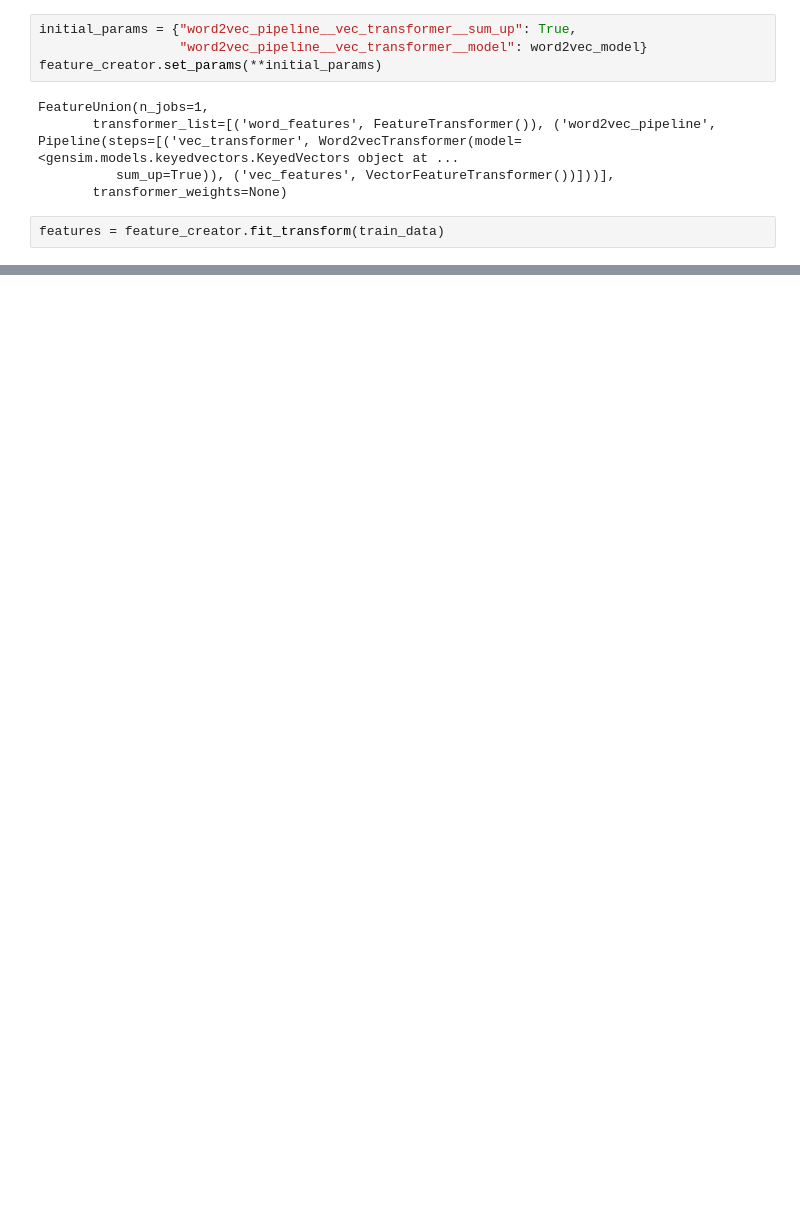
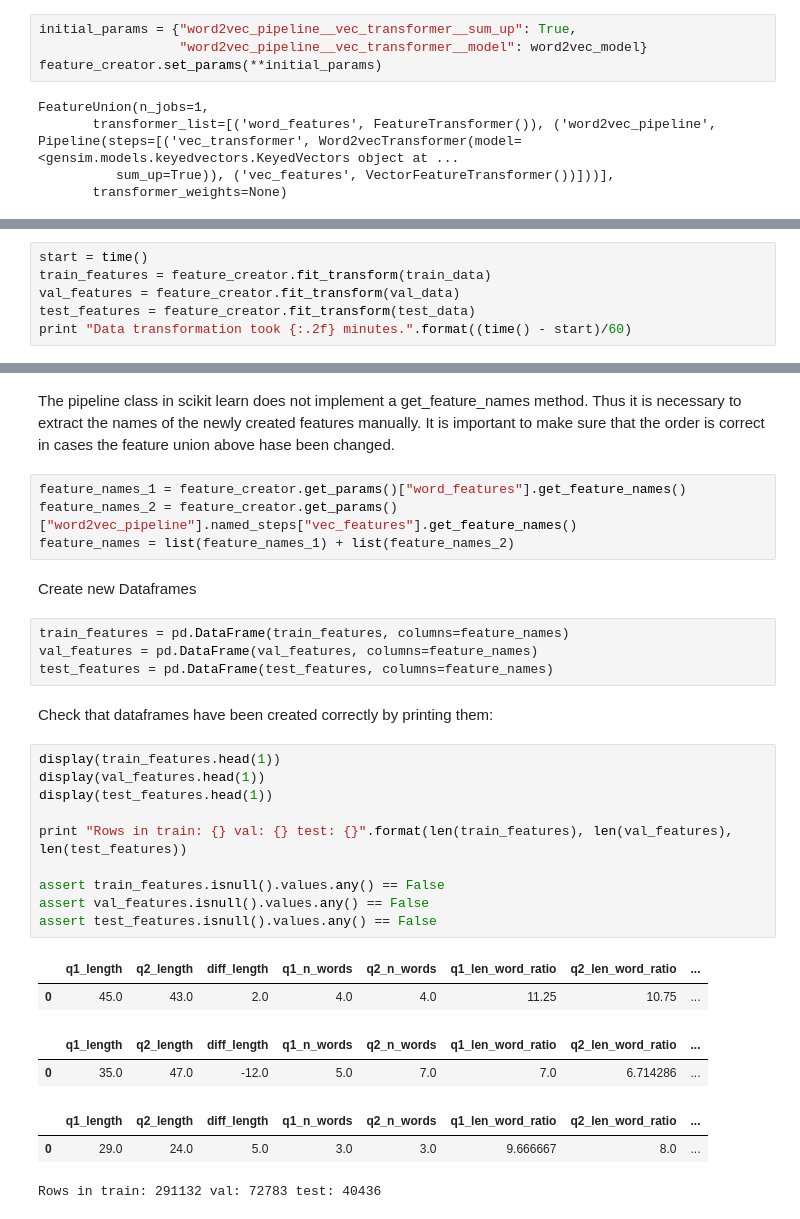
Before and after one commit to schorlem/capstone_project, a Jupyter notebook: notebooks/feature_engineering-01-als.ipynb, the cells around one changed output, grey strips where cells are left out. Cells and saved outputs as stored; diff of their text form; blank space fills up the shorter version.

```diff
--- a/notebooks/feature_engineering-01-als.ipynb
+++ b/notebooks/feature_engineering-01-als.ipynb
@@ -53,5 +68,3 @@ FeatureUnion(n_jobs=1,
        transformer_list=[('word_features', FeatureTransformer()), ('word2vec_pipeline', Pipeline(steps=[('vec_transformer', Word2vecTransformer(model=<gensim.models.keyedvectors.KeyedVectors object at ...
           sum_up=True)), ('vec_features', VectorFeatureTransformer())]))],
        transformer_weights=None)
-# %%
-features = feature_creator.fit_transform(train_data)
@@ -72,0 +73,6 @@ print word_features.get_feature_names(), word2vec_features.get_feature_names()
+# %%
+start = time()
+train_features = feature_creator.fit_transform(train_data)
+val_features = feature_creator.fit_transform(val_data)
+test_features = feature_creator.fit_transform(test_data)
+print "Data transformation took {:.2f} minutes.".format((time() - start)/60)
@@ -72,0 +81,32 @@ print word_features.get_feature_names(), word2vec_features.get_feature_names()
+# %% [markdown]
+The pipeline class in scikit learn does not implement a get_feature_names method. Thus it is necessary to extract the names of the newly created features manually. It is important to make sure that the order is correct in cases the feature union above hase been changed.
+# %%
+feature_names_1 = feature_creator.get_params()["word_features"].get_feature_names()
+feature_names_2 = feature_creator.get_params()["word2vec_pipeline"].named_steps["vec_features"].get_feature_names()
+feature_names = list(feature_names_1) + list(feature_names_2)
+# %% [markdown]
+Create new Dataframes
+# %%
+train_features = pd.DataFrame(train_features, columns=feature_names)
+val_features = pd.DataFrame(val_features, columns=feature_names)
+test_features = pd.DataFrame(test_features, columns=feature_names)
+# %% [markdown]
+Check that dataframes have been created correctly by printing them:
+# %%
+display(train_features.head(1))
+display(val_features.head(1))
+display(test_features.head(1))
+
+print "Rows in train: {} val: {} test: {}".format(len(train_features), len(val_features), len(test_features))
+
+assert train_features.isnull().values.any() == False
+assert val_features.isnull().values.any() == False
+assert test_features.isnull().values.any() == False
+# %% [output]
+|  | q1_length | q2_length | diff_length | q1_n_words | q2_n_words | q1_len_word_ratio | q2_len_word_ratio | ... |
+| 0 | 45.0 | 43.0 | 2.0 | 4.0 | 4.0 | 11.25 | 10.75 | ... |
+|  | q1_length | q2_length | diff_length | q1_n_words | q2_n_words | q1_len_word_ratio | q2_len_word_ratio | ... |
+| 0 | 35.0 | 47.0 | -12.0 | 5.0 | 7.0 | 7.0 | 6.714286 | ... |
+|  | q1_length | q2_length | diff_length | q1_n_words | q2_n_words | q1_len_word_ratio | q2_len_word_ratio | ... |
+| 0 | 29.0 | 24.0 | 5.0 | 3.0 | 3.0 | 9.666667 | 8.0 | ... |
+Rows in train: 291132 val: 72783 test: 40436
```
Also changed, not shown: parts of 15 cells of this notebook, 3 other files.
